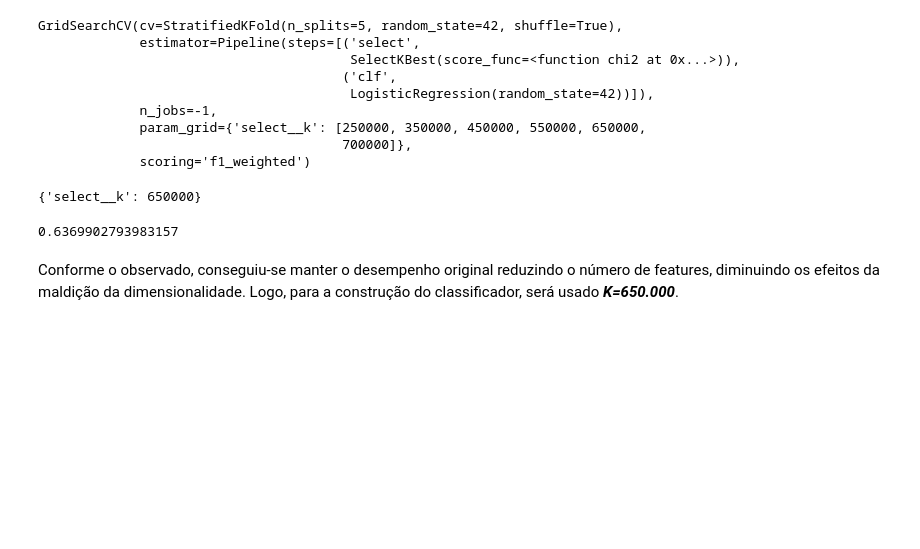
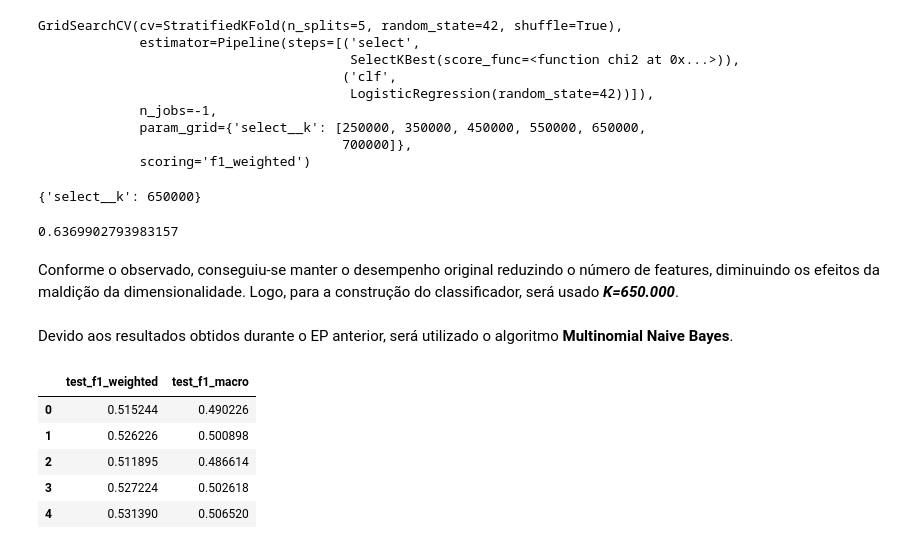
Before and after one commit to Marcos-Med/PLN, a Jupyter notebook: Marcos/ep2.ipynb, the cells around one changed output. Saved outputs shown, nothing was run; the diff lists cells and outputs as text; code cells hidden in the pictures; blank space fills up the shorter version.

Commit message:
testing multinomialNB

```diff
--- a/Marcos/ep2.ipynb
+++ b/Marcos/ep2.ipynb
@@ -294,3 +294,31 @@ grid.best_score_
 0.6369902793983157
 # %% [markdown]
 Conforme o observado, conseguiu-se manter o desempenho original reduzindo o número de features, diminuindo os efeitos da maldição da dimensionalidade. Logo, para a construção do classificador, será usado ***K=650.000***.
+# %% [markdown]
+Devido aos resultados obtidos durante o EP anterior, será utilizado o algoritmo **Multinomial Naive Bayes**.
+# %%
+selector = SelectKBest(score_func=chi2, k=650000) # redução de dimensionalidade
+X_new = selector.fit_transform(X_gr1, df['profession_encoded'])
+# %%
+from sklearn.naive_bayes import MultinomialNB
+model_nb = MultinomialNB()
+# %%
+results = cross_validate(
+    estimator=model_nb,
+    X = X_new,
+    y = df['profession_encoded'],
+    cv = 5,
+    scoring = ['f1_weighted', 'f1_macro'],
+    return_train_score= False
+)
+# %%
+results_df = pd.DataFrame(results)
+results_df.drop(['fit_time', 'score_time'], axis=1, inplace=True)
+results_df
+# %% [output]
+|  | test_f1_weighted | test_f1_macro |
+| 0 | 0.515244 | 0.490226 |
+| 1 | 0.526226 | 0.500898 |
+| 2 | 0.511895 | 0.486614 |
+| 3 | 0.527224 | 0.502618 |
+| 4 | 0.531390 | 0.506520 |
```
